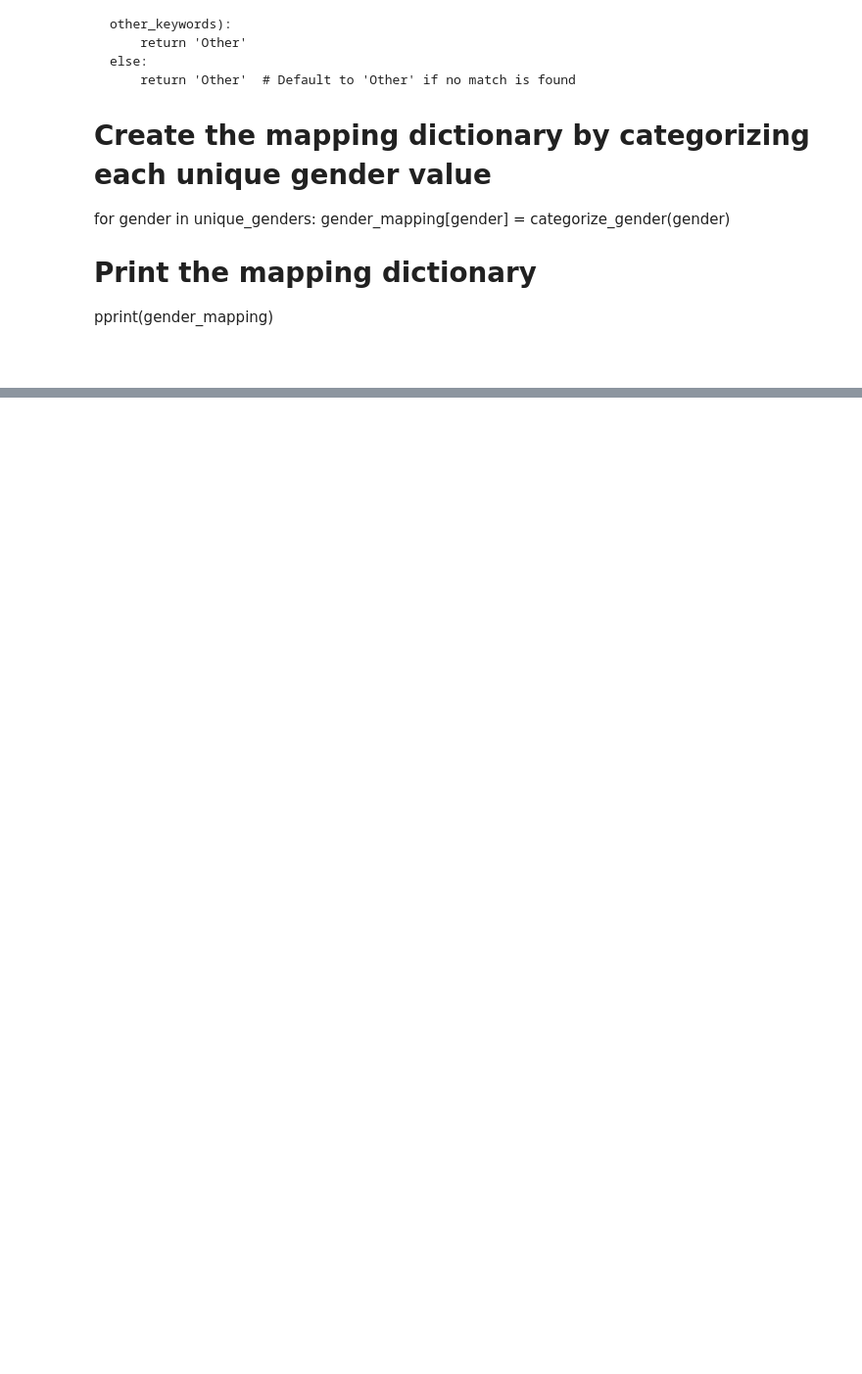
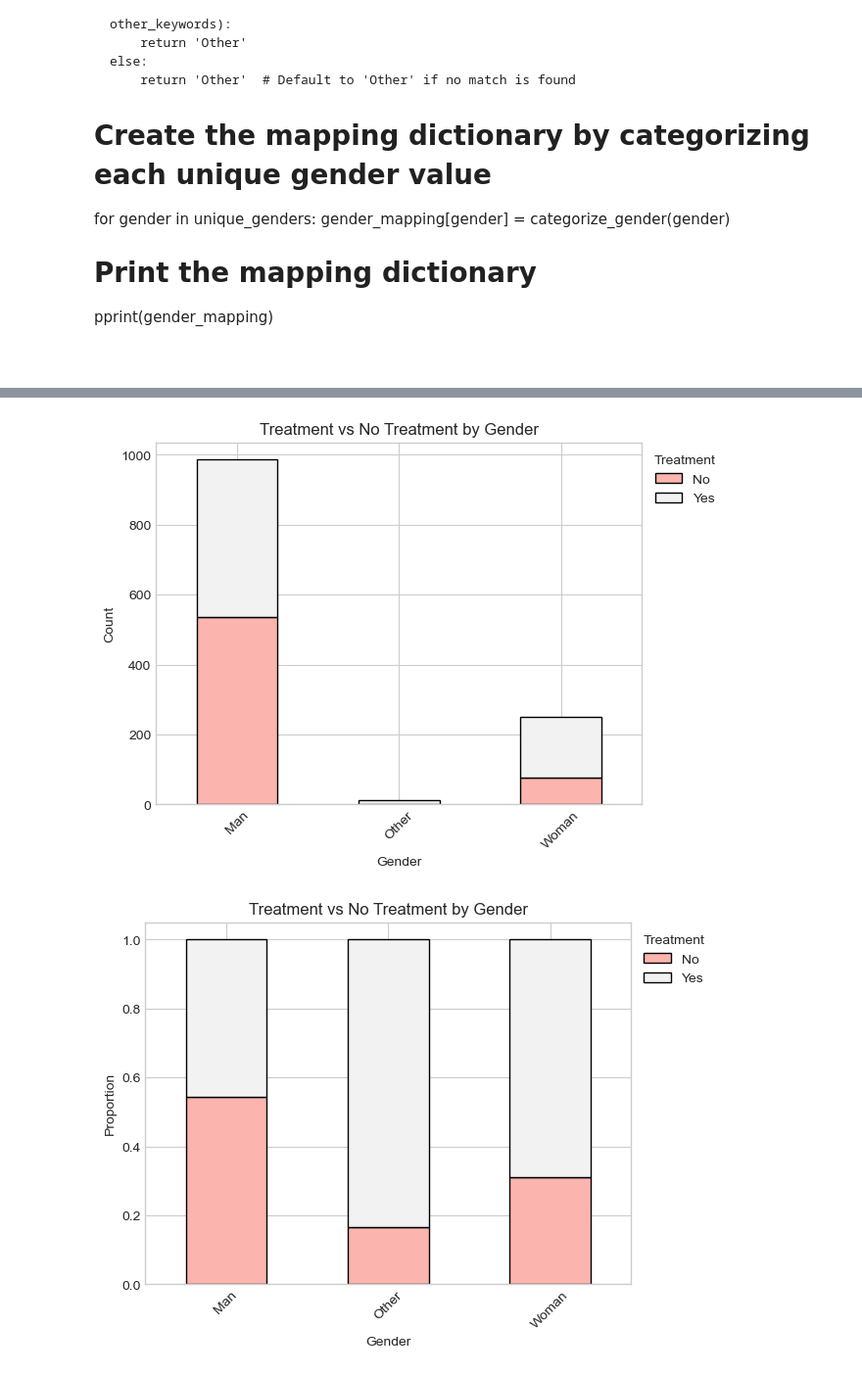
Before and after one commit to aseeds10/MHealthWorkplace-Tech, a Jupyter notebook: Notebooks/01_Explore.ipynb, the cells around one changed output, grey strips where cells are left out. Shown at 98% size. Drawn from its saved outputs; the diff is of its cells as text; code cells hidden in the pictures; blank space fills up the shorter version.

```diff
--- a/Notebooks/01_Explore.ipynb
+++ b/Notebooks/01_Explore.ipynb
@@ -926,0 +942,29 @@ pprint(gender_mapping)
+# %%
+# Group by gender and treatment
+treatment_by_gender = survey_df_clean.groupby(['Gender_bin', 'treatment']).size().unstack().fillna(0)
+
+# Normalize to get percentage
+treatment_by_gender_percent = treatment_by_gender.div(treatment_by_gender.sum(axis=1), axis=0)
+
+# Plot count
+# treatment_by_gender_percent.plot(kind='bar', stacked=True, colormap='Pastel1', edgecolor='black')
+treatment_by_gender.plot(kind='bar', stacked=True, colormap='Pastel1', edgecolor='black')
+plt.title('Treatment vs No Treatment by Gender')
+# plt.ylabel('Proportion')
+plt.ylabel('Count')
+plt.xlabel('Gender')
+plt.xticks(rotation=45)
+plt.legend(title='Treatment', loc='upper left', bbox_to_anchor=(1, 1))
+plt.show()
+
+# plot percentage
+treatment_by_gender_percent.plot(kind='bar', stacked=True, colormap='Pastel1', edgecolor='black')
+plt.title('Treatment vs No Treatment by Gender')
+plt.ylabel('Proportion')
+plt.xlabel('Gender')
+plt.xticks(rotation=45)
+plt.legend(title='Treatment', loc='upper left', bbox_to_anchor=(1, 1))
+plt.show()
+# %% [output]
+[figure, added]
+[figure, added]
```
Also changed, not shown: parts of 13 cells of this notebook.
